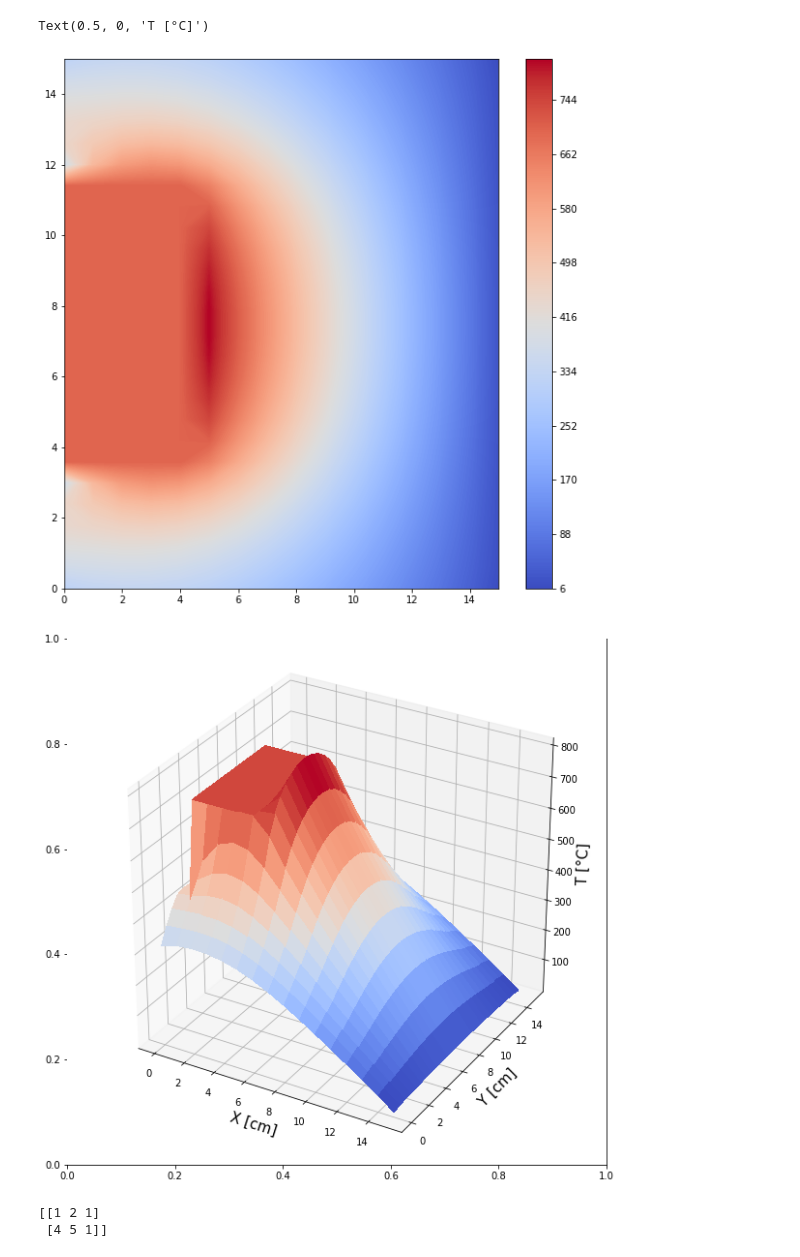
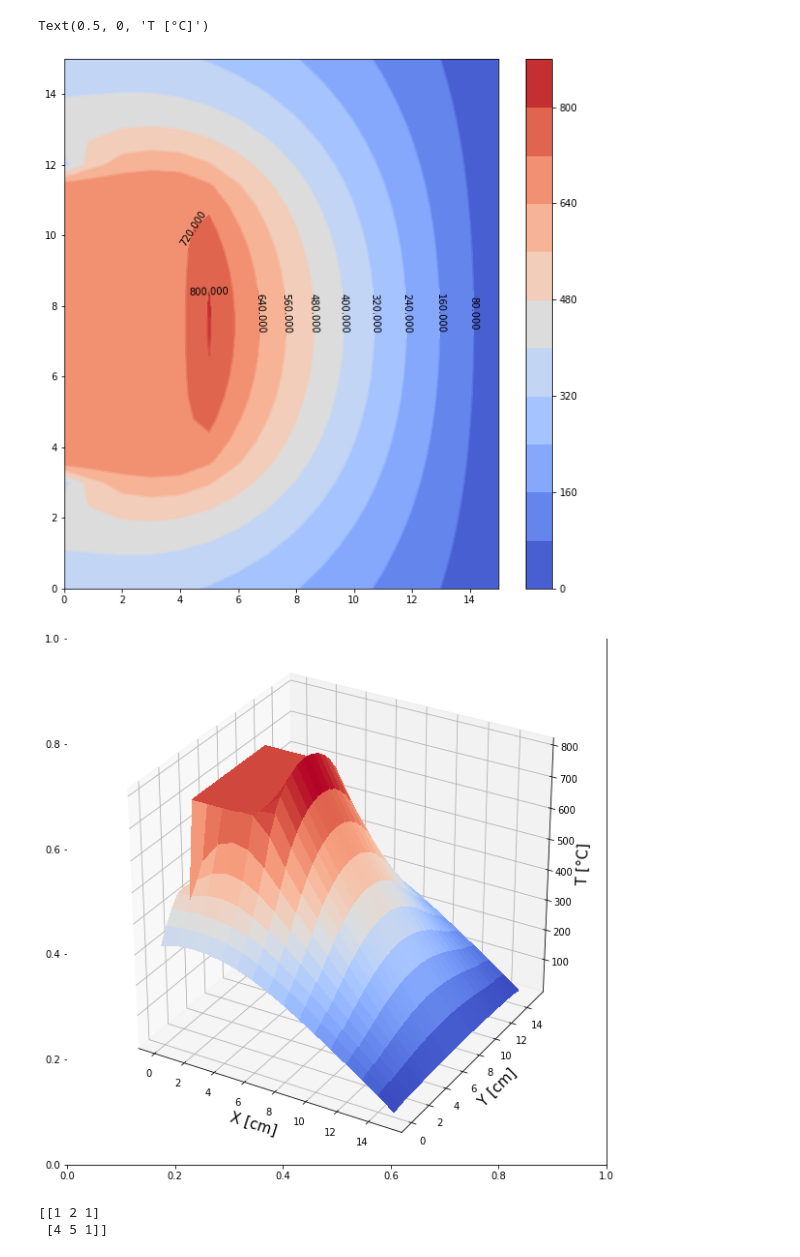
Before and after one commit to AndresFlorez-Git/Proyectos_Transferencia_de_Calor, a Jupyter notebook: Proyecto_2.ipynb, the cells around one changed output. Drawn from its saved outputs; the diff is of its cells as text; code cells hidden in the pictures.

```diff
--- a/Proyecto_2.ipynb
+++ b/Proyecto_2.ipynb
@@ -18,7 +18,7 @@ h2 = 5   #Agua
 # Conducción:
 k = 50
 # Calor de entrada:
-q = 5e3
+q = 5e3/0.02
 
 
 Temperatura_interior = 700
@@ -90,7 +90,8 @@ for i in range (0,np.shape(X3)[0]):
         XY[cto][0] = X3[i][j]
         XY[cto][1] = Y3[i][j]
         cto = cto + 1
-
+h2 = 150
+q = q*0.02
 
 # Nodos interiores
 
@@ -567,28 +568,29 @@ El espaciado entre nodos por la dirección y es:  1.0 cm
 # %%
 x_total = np.linspace(0,15,16)
 y_total = np.linspace(0,15,26)
 X_total,Y_total = np.meshgrid(x_total,y_total)
 X_temp_total = np.zeros((np.shape(X1)[0]+np.shape(X2)[0]+np.shape(X3)[0],np.shape(X1)[1]))+Temperatura_interior
 X_temp_total[0:np.shape(X1)[0],:] = X1_Temp[:,:]
 X_temp_total[np.shape(X1)[0]:np.shape(X1)[0]+np.shape(X2)[0],np.shape(X_temp_total)[1]-np.shape(X2)[1]:np.shape(X_temp_total)[1]] = X2_Temp[:,:]
 X_temp_total[20:26,:]=X3_Temp[:,:]
 
 
 fig1, ax1 = plt.subplots(figsize=(10,10))
-cs = ax1.contourf(X_total, Y_total, X_temp_total,500,cmap=cm.coolwarm)
-fig1.colorbar(cs)
+cs = ax1.contour(X_total, Y_total, X_temp_total,10,cmap=cm.coolwarm)
+cs2 = ax1.contourf(X_total, Y_total, X_temp_total,10,cmap=cm.coolwarm)
+fig1.colorbar(cs2)
 
-# ax1.clabel(cs, colors='black', fontsize=10)
+ax1.clabel(cs,inline=1, colors='black', fontsize=10)
 
 fig, ax = plt.subplots(figsize=(10,10))
 ax = fig.add_subplot(1,1,1,projection='3d')
 ax.plot_surface(X_total, Y_total, X_temp_total,cmap=cm.coolwarm, linewidth=0, antialiased=False)
 plt.xlabel('X [cm]',fontsize=15)
 plt.ylabel('Y [cm]',fontsize=15)
 ax.set_zlabel('T [°C]',fontsize=15)
 # %% [output]
 Text(0.5, 0, 'T [°C]')
-[figure, old version]
+[figure, new version]
 [figure]
 # %%
 a = np.array([[1,2,3],[4,5,6]])
```
Also changed, not shown: parts of 3 cells of this notebook.
